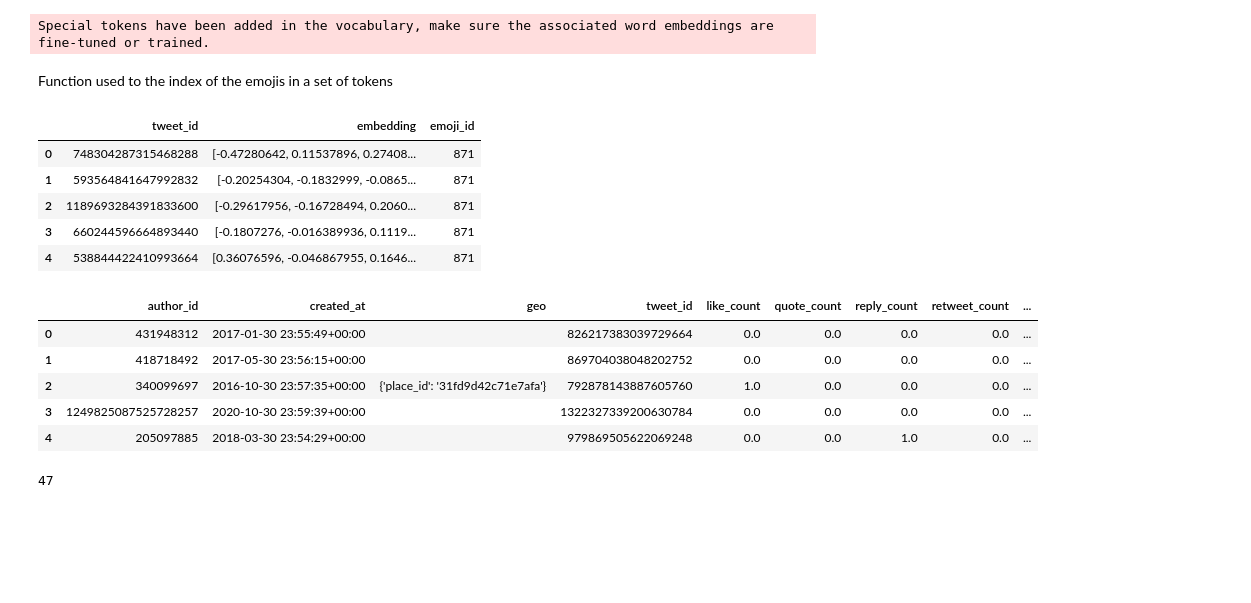
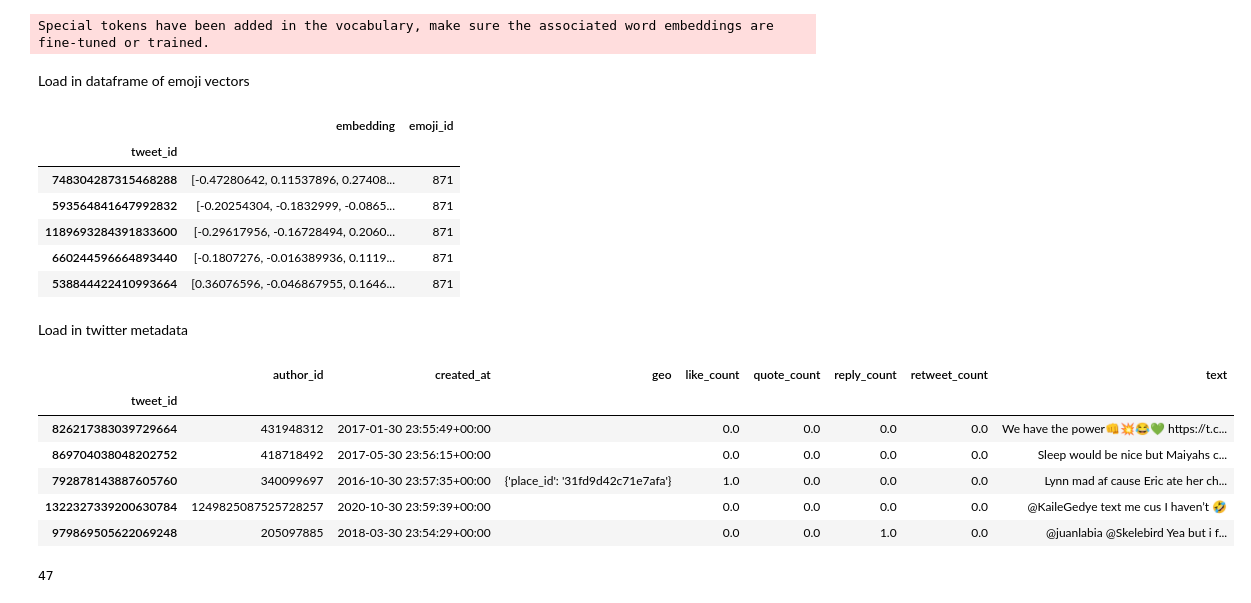
Before and after one commit to GeorgeMcIntire/emoji_polysemy, a Jupyter notebook: Clustering Prayer Hands Emoji.ipynb, the cells around one changed output. Saved outputs shown, nothing was run; the diff lists cells and outputs as text; code cells hidden in the pictures; blank space fills up the shorter version.

```diff
--- a/Clustering Prayer Hands Emoji.ipynb
+++ b/Clustering Prayer Hands Emoji.ipynb
@@ -17,28 +25,32 @@ from wordcloud import WordCloud, STOPWORDS
 tokenizer = AutoTokenizer.from_pretrained("vinai/bertweet-base", normalization=True, use_fast=False)
 # %% [output]
 Special tokens have been added in the vocabulary, make sure the associated word embeddings are fine-tuned or trained.
-# %% [markdown]
-Function used to the index of the emojis in a set of tokens
+# %% [markdown]
+Load in dataframe of emoji vectors
 # %%
-df = pd.read_pickle("emoji_vectors_data.pkl")
+df = pd.read_pickle("emoji_vectors_data.pkl").set_index("tweet_id")
 df.head()
 # %% [output]
-|  | tweet_id | embedding | emoji_id |
-| 0 | 748304287315468288 | [-0.47280642, 0.11537896, 0.27408... | 871 |
-| 1 | 593564841647992832 | [-0.20254304, -0.1832999, -0.0865... | 871 |
-| 2 | 1189693284391833600 | [-0.29617956, -0.16728494, 0.2060... | 871 |
-| 3 | 660244596664893440 | [-0.1807276, -0.016389936, 0.1119... | 871 |
-| 4 | 538844422410993664 | [0.36076596, -0.046867955, 0.1646... | 871 |
+|  | embedding | emoji_id |
+| tweet_id |  |  |
+| 748304287315468288 | [-0.47280642, 0.11537896, 0.27408... | 871 |
+| 593564841647992832 | [-0.20254304, -0.1832999, -0.0865... | 871 |
+| 1189693284391833600 | [-0.29617956, -0.16728494, 0.2060... | 871 |
+| 660244596664893440 | [-0.1807276, -0.016389936, 0.1119... | 871 |
+| 538844422410993664 | [0.36076596, -0.046867955, 0.1646... | 871 |
+# %% [markdown]
+Load in twitter metadata
 # %%
-tweets = pd.read_csv("tweets_data.csv").dropna(subset=["tweet_id"])
+tweets = pd.read_csv("tweets_data.csv").dropna(subset=["tweet_id"]).set_index("tweet_id")
 tweets.head()
 # %% [output]
-|  | author_id | created_at | geo | tweet_id | like_count | quote_count | reply_count | retweet_count | ... |
-| 0 | 431948312 | 2017-01-30 23:55:49+00:00 |  | 826217383039729664 | 0.0 | 0.0 | 0.0 | 0.0 | ... |
-| 1 | 418718492 | 2017-05-30 23:56:15+00:00 |  | 869704038048202752 | 0.0 | 0.0 | 0.0 | 0.0 | ... |
-| 2 | 340099697 | 2016-10-30 23:57:35+00:00 | {'place_id': '31fd9d42c71e7afa'} | 792878143887605760 | 1.0 | 0.0 | 0.0 | 0.0 | ... |
-| 3 | 1249825087525728257 | 2020-10-30 23:59:39+00:00 |  | 1322327339200630784 | 0.0 | 0.0 | 0.0 | 0.0 | ... |
-| 4 | 205097885 | 2018-03-30 23:54:29+00:00 |  | 979869505622069248 | 0.0 | 0.0 | 1.0 | 0.0 | ... |
+|  | author_id | created_at | geo | like_count | quote_count | reply_count | retweet_count | text |
+| tweet_id |  |  |  |  |  |  |  |  |
+| 826217383039729664 | 431948312 | 2017-01-30 23:55:49+00:00 |  | 0.0 | 0.0 | 0.0 | 0.0 | We have the power👊💥😂💚 https://t.c... |
+| 869704038048202752 | 418718492 | 2017-05-30 23:56:15+00:00 |  | 0.0 | 0.0 | 0.0 | 0.0 | Sleep would be nice but Maiyahs c... |
+| 792878143887605760 | 340099697 | 2016-10-30 23:57:35+00:00 | {'place_id': '31fd9d42c71e7afa'} | 1.0 | 0.0 | 0.0 | 0.0 | Lynn mad af cause Eric ate her ch... |
+| 1322327339200630784 | 1249825087525728257 | 2020-10-30 23:59:39+00:00 |  | 0.0 | 0.0 | 0.0 | 0.0 | @KaileGedye text me cus I haven’t 🤣 |
+| 979869505622069248 | 205097885 | 2018-03-30 23:54:29+00:00 |  | 0.0 | 0.0 | 1.0 | 0.0 | @juanlabia @Skelebird Yea but i f... |
 # %%
 df.emoji_id.nunique()
 # %% [output]
```
Also changed, not shown: parts of 116 cells of this notebook, 3 other files.
